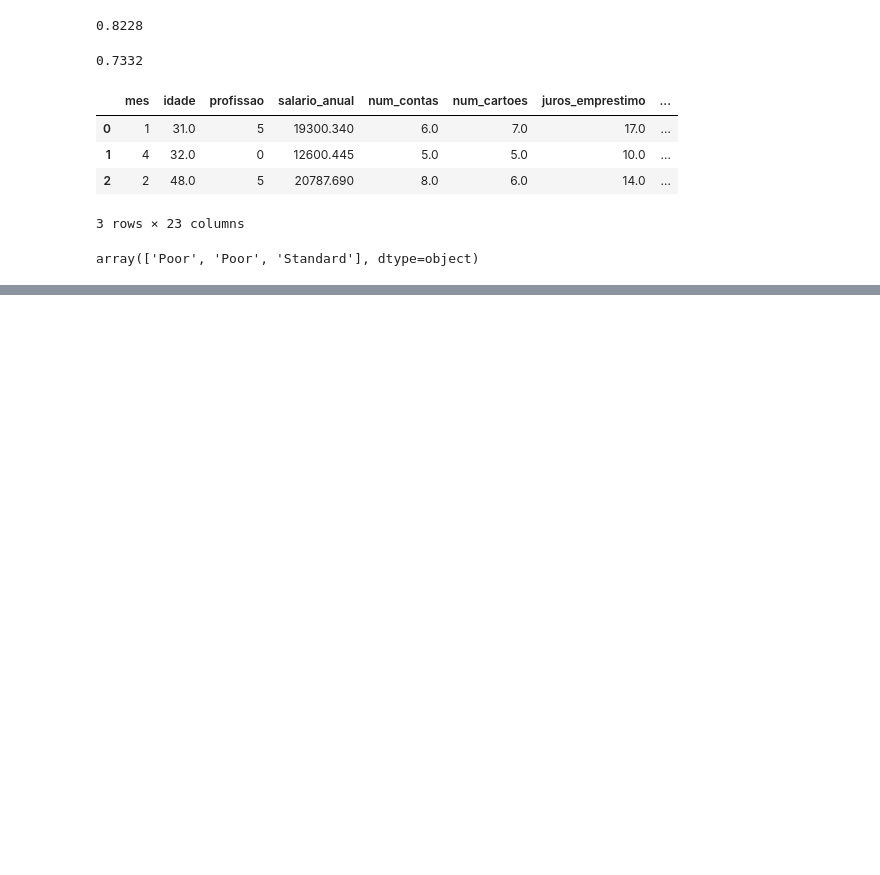
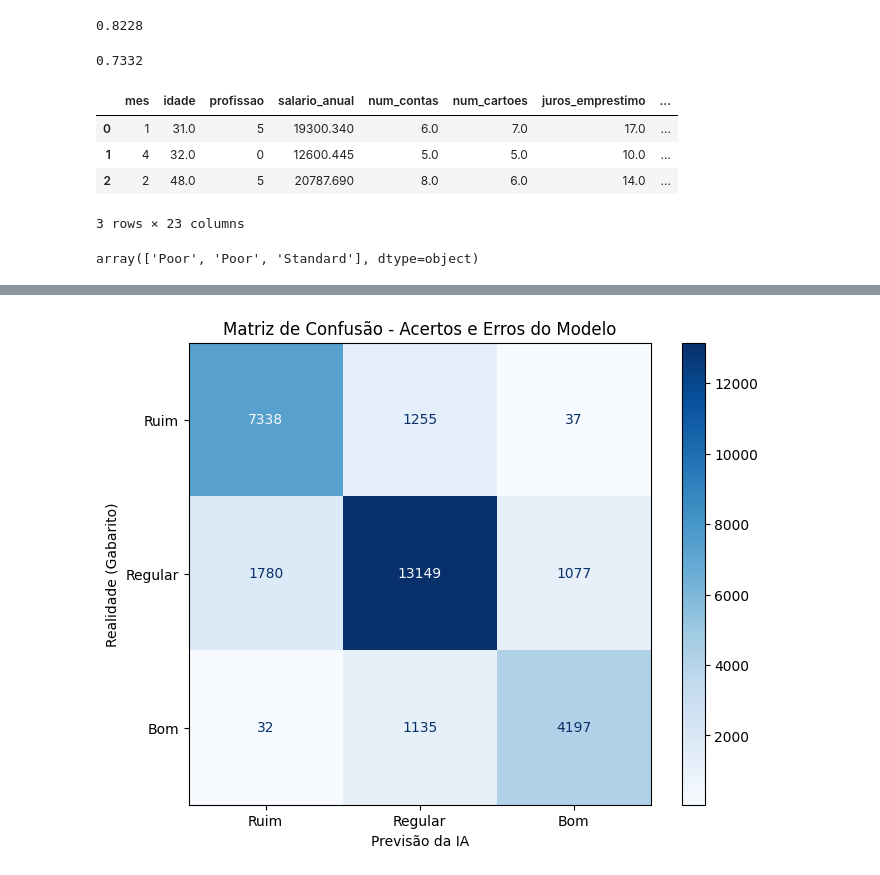
Before and after one commit to jhsribeiro/credit-score-prediction, a Jupyter notebook: main.ipynb, the cells around one changed output, grey strips where cells are left out. Drawn from its saved outputs; the diff is of its cells as text; code cells hidden in the pictures; blank space fills up the shorter version.

```diff
--- a/main.ipynb
+++ b/main.ipynb
@@ -145,0 +169,16 @@ array(['Poor', 'Poor', 'Standard'], dtype=object)
+# %%
+# Fazendo a previsão usando os dados de teste (os 30% separados no começo)
+previsao_teste = modelo_arvoredecisao.predict(x_teste)
+
+# Criando e plotando a matriz de confusão
+matriz = confusion_matrix(y_teste, previsao_teste, labels=["Poor", "Standard", "Good"])
+disp = ConfusionMatrixDisplay(confusion_matrix=matriz, display_labels=["Ruim", "Regular", "Bom"])
+
+fig, ax = plt.subplots(figsize=(8, 6))
+disp.plot(cmap="Blues", values_format="d", ax=ax)
+plt.title("Matriz de Confusão - Acertos e Erros do Modelo")
+plt.xlabel("Previsão da IA")
+plt.ylabel("Realidade (Gabarito)")
+plt.show()
+# %% [output]
+[figure, added]
```
Also changed, not shown: parts of 1 cell of this notebook.
